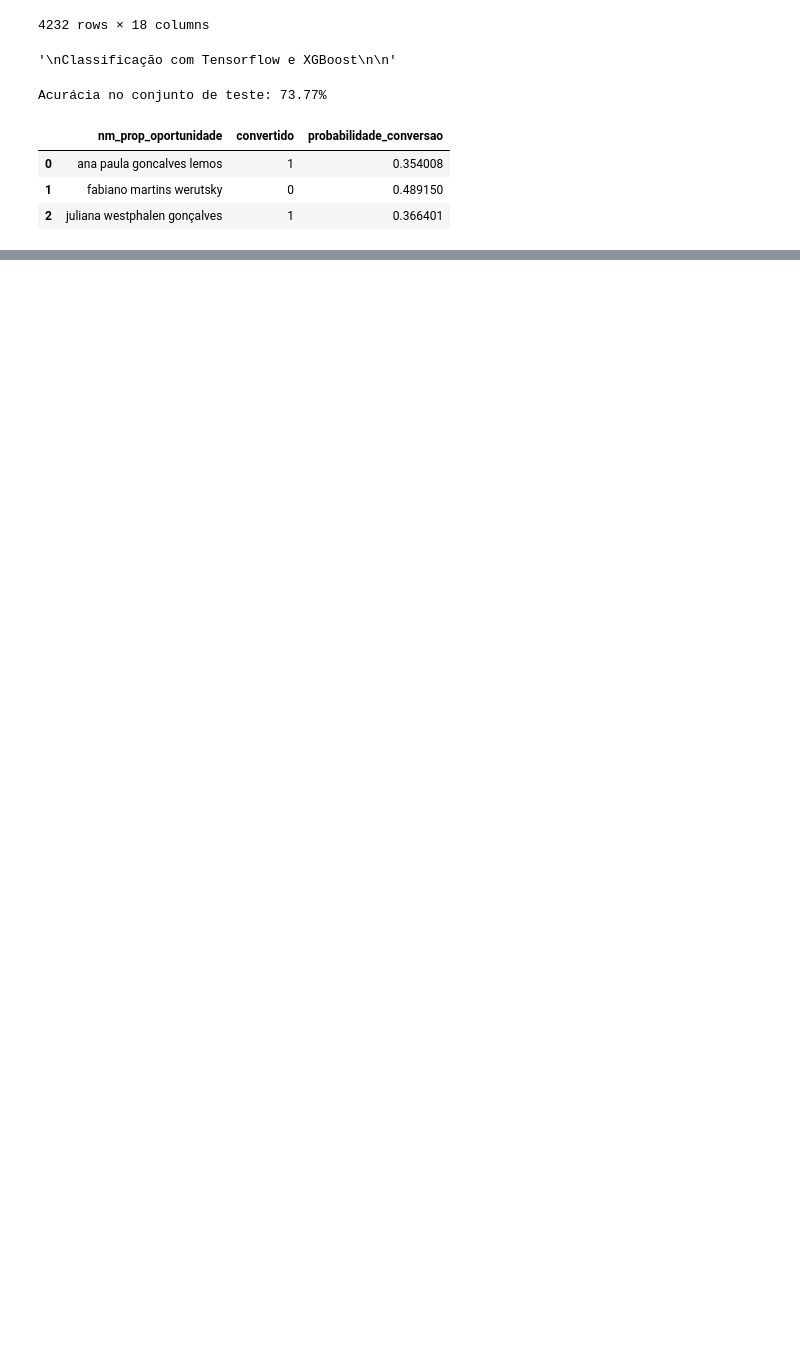
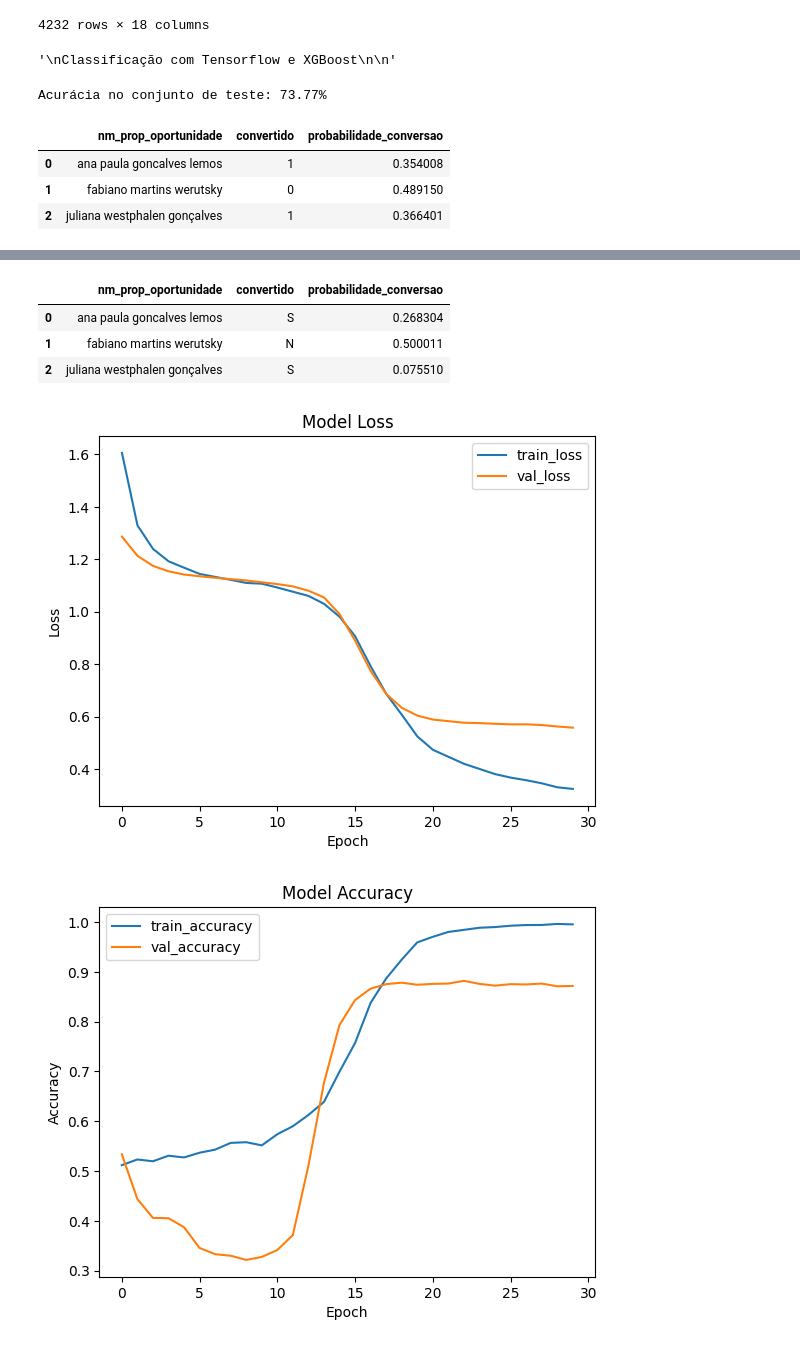
Before and after one commit to guilhermedcorrea/classificacao_tensorflow, a Jupyter notebook: probabilidade_orcamentos.ipynb, the cells around one changed output, grey strips where cells are left out. Saved outputs shown, nothing was run; the diff lists cells and outputs as text; code cells hidden in the pictures; blank space fills up the shorter version.

```diff
--- a/probabilidade_orcamentos.ipynb
+++ b/probabilidade_orcamentos.ipynb
@@ -301,5 +501,10 @@ Acurácia no conjunto de teste: 73.77%
 # %%
-"""Classificação com Redes Neurais - Tensorflow"""
+
+
+dados = pd.read_csv(r"D:\tensorflowteste\excelfiles\export1.csv", sep=",")
+
+categoricos = ['id_quote', 'dt_criacao', 'ds_tipo_obra', 'nm_prop_oportunidade', 'nm_ambiente', 'promocional', 'tipo_loja']
+
 encoder = OneHotEncoder(drop='if_binary')
 df_encoded = pd.DataFrame(encoder.fit_transform(dados[categoricos]).toarray(), columns=encoder.get_feature_names_out(categoricos))
 df_final = pd.concat([dados.drop(categoricos, axis=1), df_encoded], axis=1)
@@ -312,60 +517,89 @@ y = label_encoder.fit_transform(y)
 
 x_treino, x_teste, y_treino, y_teste = train_test_split(X, y, test_size=0.2, random_state=42)
 
-"""Padronização dos dados"""
 scaler = StandardScaler()
+
 x_treino = scaler.fit_transform(x_treino)
 x_teste = scaler.transform(x_teste)
 
-"""SMOTE para lidar com o desbalanceamento"""
+"""SMOTE para lidar com desbalanceamento"""
 smote = SMOTE(random_state=42)
 x_treino_resampled, y_treino_resampled = smote.fit_resample(x_treino, y_treino)
 
-"""regularização L2"""
+
 modelo = Sequential()
-modelo.add(Dense(units=512, activation='relu', input_dim=x_treino_resampled.shape[1], kernel_regularizer=tf.keras.regularizers.l2(0.001)))
-modelo.add(Dense(units=256, activation='relu', kernel_regularizer=tf.keras.regularizers.l2(0.001)))
+modelo.add(Dense(units=256, activation='relu', input_dim=x_treino_resampled.shape[1], kernel_regularizer=tf.keras.regularizers.l2(0.001)))
+modelo.add(Dropout(0.5))
 modelo.add(Dense(units=128, activation='relu', kernel_regularizer=tf.keras.regularizers.l2(0.001)))
+modelo.add(Dropout(0.5))
 modelo.add(Dense(units=64, activation='relu', kernel_regularizer=tf.keras.regularizers.l2(0.001)))
+modelo.add(Dropout(0.5))
 modelo.add(Dense(units=32, activation='relu', kernel_regularizer=tf.keras.regularizers.l2(0.001)))
+modelo.add(Dropout(0.5))
 modelo.add(Dense(units=1, activation='sigmoid'))
 
+
+early_stopping = tf.keras.callbacks.EarlyStopping(monitor='val_loss', patience=5, restore_best_weights=True)
+
+tensorboard_callback = tf.keras.callbacks.TensorBoard(log_dir='./logs', histogram_freq=1)
 modelo.compile(optimizer=tf.keras.optimizers.Adam(learning_rate=0.0001), loss='binary_crossentropy', metrics=['accuracy'])
 
-modelo.fit(x_treino_resampled, y_treino_resampled, epochs=20, batch_size=32, validation_split=0.2)
+history = modelo.fit(x_treino_resampled, y_treino_resampled, epochs=30, batch_size=32, validation_split=0.2, callbacks=[early_stopping, tensorboard_callback])
 
 probabilidades_teste = modelo.predict(x_teste).flatten()
+y_pred_classes = np.round(probabilidades_teste)
+acuracia = accuracy_score(y_teste, y_pred_classes)
 
-y_teste_original = label_encoder.inverse_transform(y_teste)
+print(f'Acurácia no conjunto de teste: {acuracia * 100:.2f}%')
+print(classification_report(y_teste, y_pred_classes))
 
 x_teste_df = pd.DataFrame(x_teste, columns=X.columns)
 
 df_temporario_teste = pd.DataFrame({
     'nm_prop_oportunidade': dados.loc[x_teste_df.index, 'nm_prop_oportunidade'],
-    'convertido': y_teste_original,
+    'convertido': label_encoder.inverse_transform(y_teste),
     'probabilidade_conversao': probabilidades_teste
 })
 
-"""Removendo linhas duplicadas com base nas colunas 'nm_prop_oportunidade' e 'convertido'"""
+
+"""Remoção de linhas duplicadas e agregação por oportunidade"""
 df_temporario_teste = df_temporario_teste.drop_duplicates(subset=['nm_prop_oportunidade', 'convertido'])
-
-"""Agrupando por 'nm_prop_oportunidade' e calculando a média das probabilidades"""
 df_resultados_teste = df_temporario_teste.groupby('nm_prop_oportunidade', as_index=False).agg({
     'convertido': 'first',
     'probabilidade_conversao': 'mean'
 })
 
-y_pred_probs = modelo.predict(x_teste).flatten()
-y_pred_classes = np.round(y_pred_probs)
-acuracia = accuracy_score(y_teste, y_pred_classes)
-print(f'Acurácia no conjunto de teste: {acuracia * 100:.2f}%')
 
 with pd.option_context('display.max_rows', None):
     display(df_resultados_teste[['nm_prop_oportunidade', 'convertido', 'probabilidade_conversao']])
-
 
 pd.reset_option('display.max_rows')
 
 
 df_resultados_teste.to_csv('resultados_teste_tensorflow.csv', index=False)
+
+"""Salva Modelo"""
+modelo.save('modelo_tensorflow.h5')
+
+"""Carrega Modelo"""
+modelo_carregado = load_model('modelo_tensorflow.h5')
+
+"""perda durante o treinamento"""
+plt.plot(history.history['loss'], label='train_loss')
+plt.plot(history.history['val_loss'], label='val_loss')
+plt.title('Model Loss')
+plt.ylabel('Loss')
+plt.xlabel('Epoch')
+plt.legend()
+plt.show()
+
+
+"""acurácia durante o treinamento"""
+plt.plot(history.history['accuracy'], label='train_accuracy')
+plt.plot(history.history['val_accuracy'], label='val_accuracy')
+plt.title('Model Accuracy')
+plt.ylabel('Accuracy')
+plt.xlabel('Epoch')
+plt.legend()
+plt.show()
 # %% [output]
@@ -384,0 +623,6 @@ Epoch 7/20
+|  | nm_prop_oportunidade | convertido | probabilidade_conversao |
+| 0 | ana paula goncalves lemos | S | 0.268304 |
+| 1 | fabiano martins werutsky | N | 0.500011 |
+| 2 | juliana westphalen gonçalves | S | 0.075510 |
+[figure, added]
+[figure, added]
```
Also changed, not shown: parts of 9 cells of this notebook.
